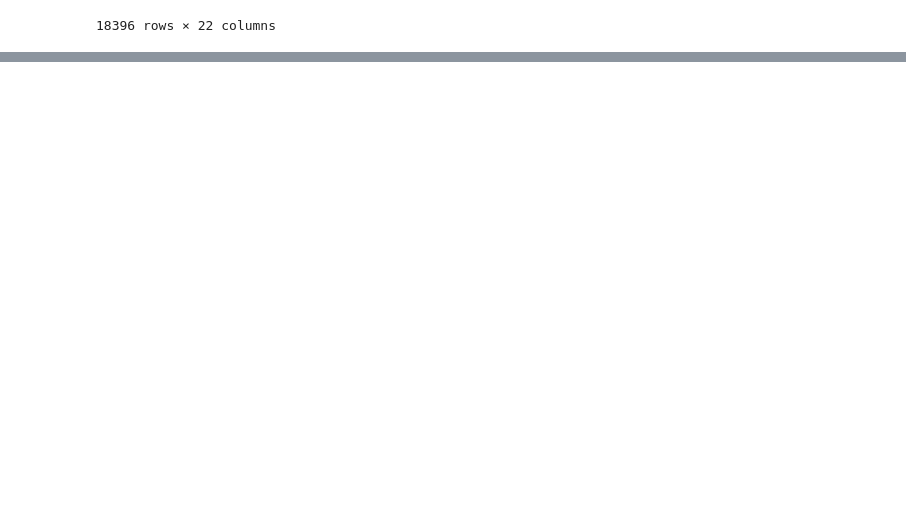
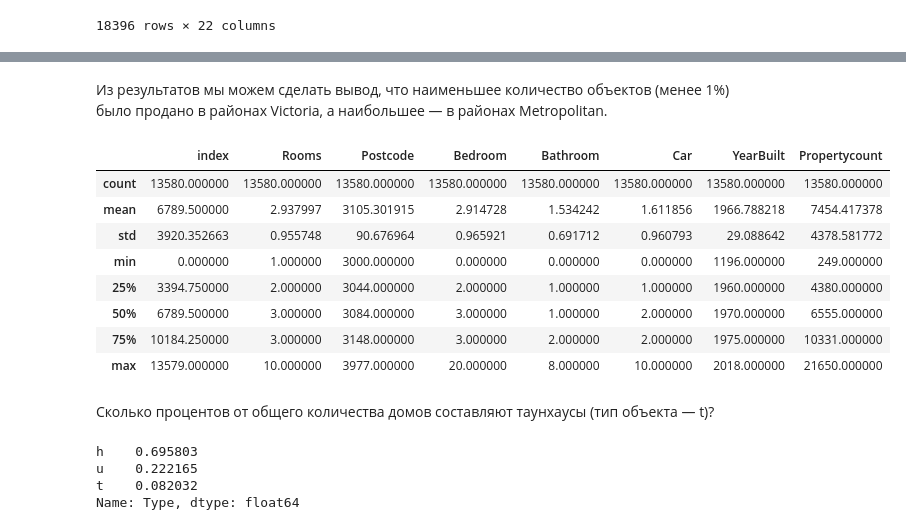
Before and after one commit to keval999/sf_data_science, a Jupyter notebook: SKILLFACTORY/Модуль 2 Введение в PANDAS/Введение в pandas.ipynb, the cells around one changed output, grey strips where cells are left out. Drawn from its saved outputs; the diff is of its cells as text; code cells hidden in the pictures; blank space fills up the shorter version.

```diff
--- a/SKILLFACTORY/Модуль 2 Введение в PANDAS/Введение в pandas.ipynb
+++ b/SKILLFACTORY/Модуль 2 Введение в PANDAS/Введение в pandas.ipynb
@@ -109,0 +175,7 @@ display(data)
+# %%
+melb_data['Car'] = melb_data['Car'].astype('int64')
+melb_data['Bedroom'] = melb_data['Bedroom'].astype('int64')
+melb_data['Bathroom'] = melb_data['Bathroom'].astype('int64')
+melb_data['Propertycount'] = melb_data['Propertycount'].astype('int64')
+melb_data['YearBuilt'] = melb_data['YearBuilt'].astype('int64')
+melb_data.info()
@@ -109,0 +261,23 @@ display(data)
+# %% [markdown]
+Из результатов мы можем сделать вывод, что наименьшее количество объектов (менее 1%) было продано в районах Victoria, а наибольшее — в районах Metropolitan.
+# %%
+melb_data.describe(include=['int64'])
+# %% [output]
+|  | index | Rooms | Postcode | Bedroom | Bathroom | Car | YearBuilt | Propertycount |
+| count | 13580.000000 | 13580.000000 | 13580.000000 | 13580.000000 | 13580.000000 | 13580.000000 | 13580.000000 | 13580.000000 |
+| mean | 6789.500000 | 2.937997 | 3105.301915 | 2.914728 | 1.534242 | 1.611856 | 1966.788218 | 7454.417378 |
+| std | 3920.352663 | 0.955748 | 90.676964 | 0.965921 | 0.691712 | 0.960793 | 29.088642 | 4378.581772 |
+| min | 0.000000 | 1.000000 | 3000.000000 | 0.000000 | 0.000000 | 0.000000 | 1196.000000 | 249.000000 |
+| 25% | 3394.750000 | 2.000000 | 3044.000000 | 2.000000 | 1.000000 | 1.000000 | 1960.000000 | 4380.000000 |
+| 50% | 6789.500000 | 3.000000 | 3084.000000 | 3.000000 | 1.000000 | 2.000000 | 1970.000000 | 6555.000000 |
+| 75% | 10184.250000 | 3.000000 | 3148.000000 | 3.000000 | 2.000000 | 2.000000 | 1975.000000 | 10331.000000 |
+| max | 13579.000000 | 10.000000 | 3977.000000 | 20.000000 | 8.000000 | 10.000000 | 2018.000000 | 21650.000000 |
+# %% [markdown]
+Сколько процентов от общего количества домов составляют таунхаусы (тип объекта — t)?
+# %%
+melb_data['Type'].value_counts('t')
+# %% [output]
+h    0.695803
+u    0.222165
+t    0.082032
+Name: Type, dtype: float64
```
Also changed, not shown: parts of 16 cells of this notebook, 1 other file.
